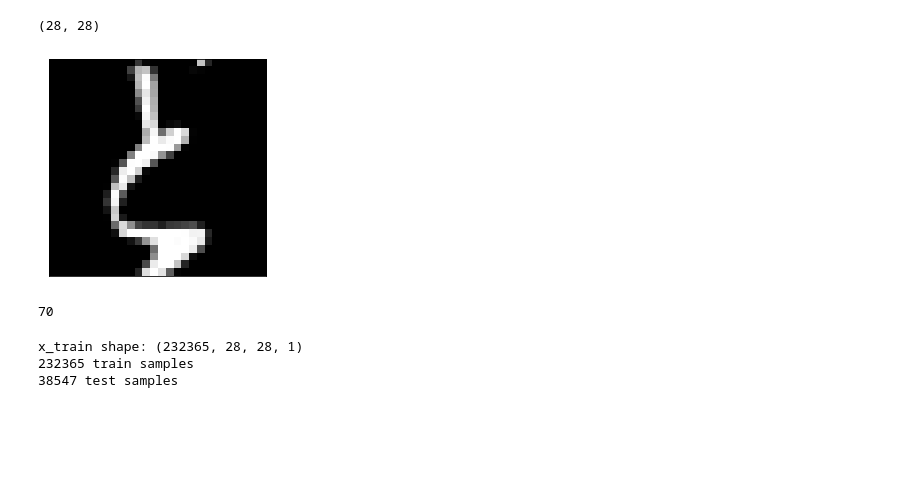
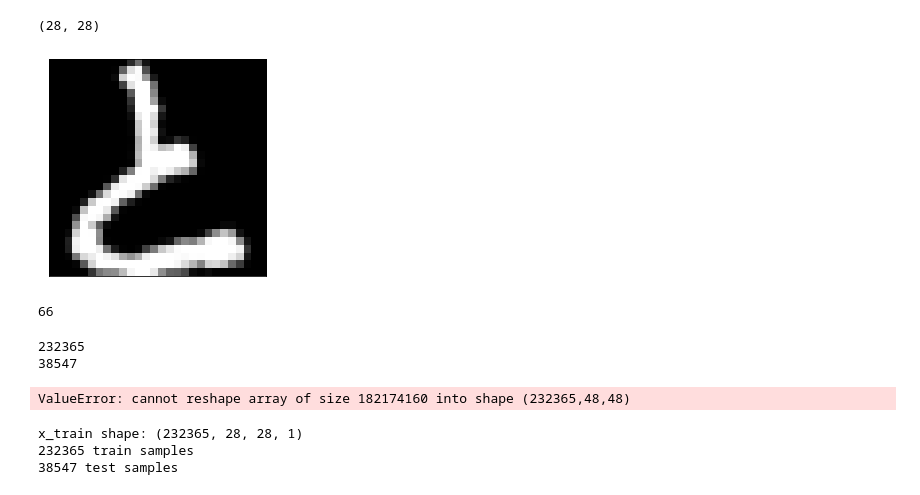
Before and after one commit to caetas/HiraganaIdentifier, a Jupyter notebook: Hiragana.ipynb, the cells around one changed output. Saved outputs shown, nothing was run; the diff lists cells and outputs as text; code cells hidden in the pictures; blank space fills up the shorter version.

```diff
--- a/Hiragana.ipynb
+++ b/Hiragana.ipynb
@@ -26,13 +27,23 @@ print(x_train[1].shape)
 # %% [output]
 (28, 28)
 # %%
-plt.imshow(x_test[10], cmap='gray')
+plt.imshow(x_train[1], cmap='gray')
 plt.xticks([]), plt.yticks([])
 plt.show()
-print(x_train[10].argmax())
+print(x_train[1].argmax())
 # %% [output]
-[figure, old version]
+[figure, new version]
-70
+66
+# %%
+print(x_train.shape[0])
+print(x_test.shape[0])
+
+#x_train = x_train.reshape(x_train.shape[0], 48, 48,1)
+#x_test = x_test.reshape(x_test.shape[0], 48, 48,1)
+# %% [output]
+232365
+38547
+ValueError: cannot reshape array of size 182174160 into shape (232365,48,48)
 # %%
 num_classes = 49
 input_shape = (28, 28, 1)
```
Also changed, not shown: parts of 9 cells of this notebook, 1 other file.
